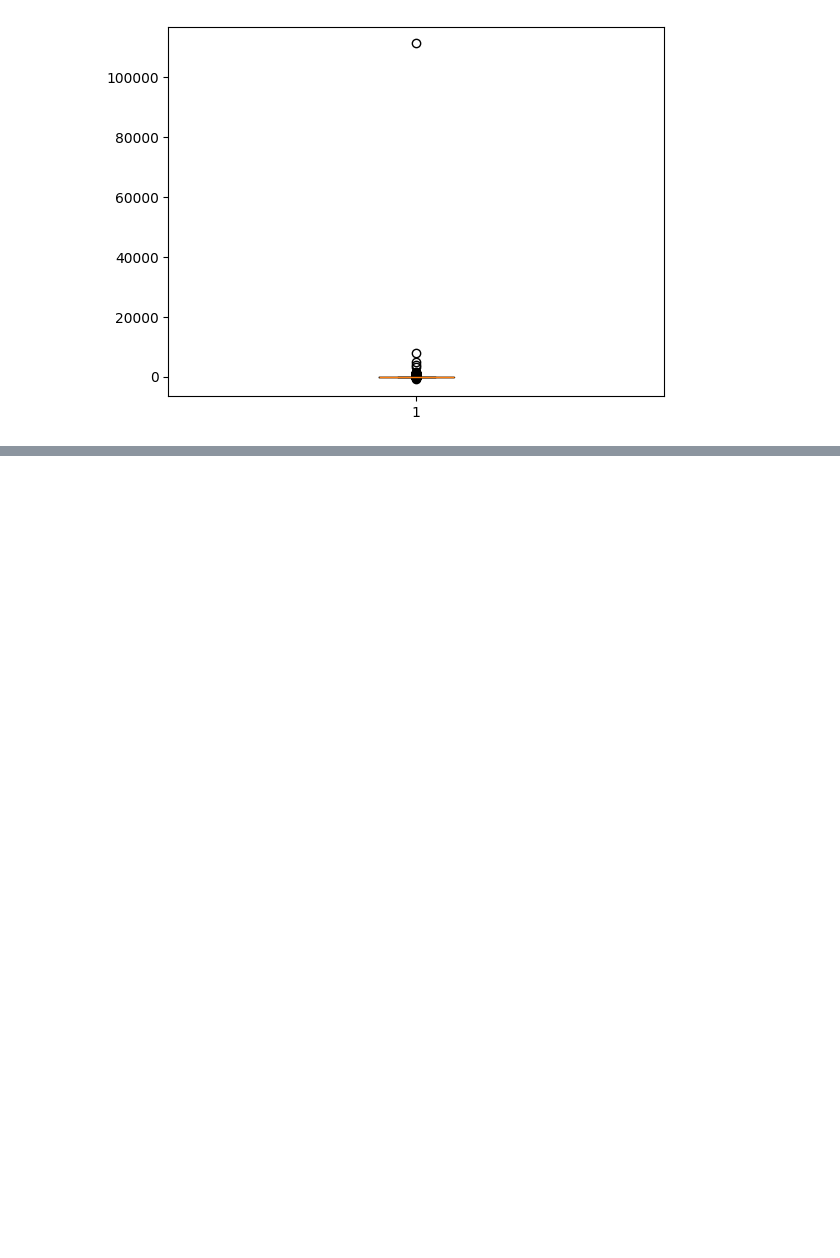
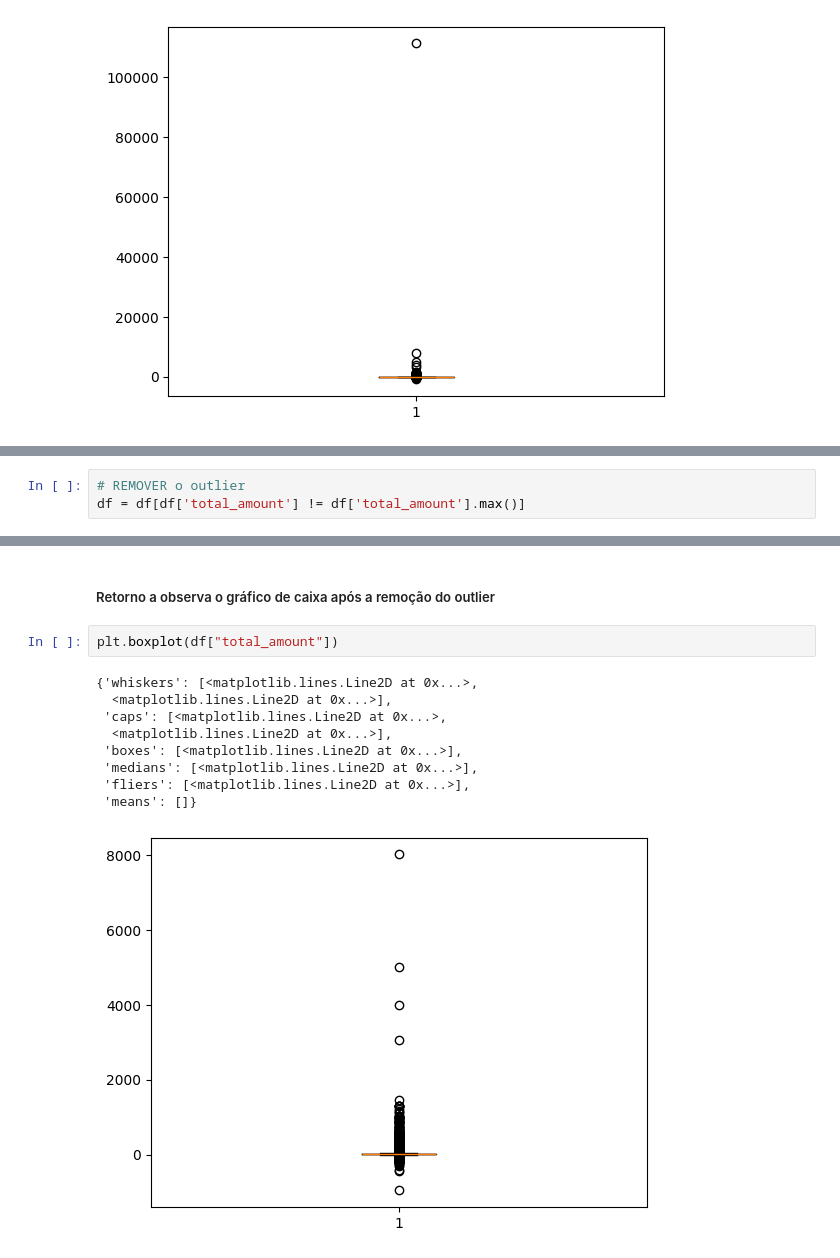
Before and after one commit to viniciuscdemelo/nyc-taxi-data-analysis, a Jupyter notebook: notebooks/01-eda-nyc-taxi.ipynb, the cells around one changed output, grey strips where cells are left out. Cells and saved outputs as stored; diff of their text form; blank space fills up the shorter version.

Commit message:
Remoção de outlier e plotagem do gráfico de caixa após a remoção

```diff
--- a/notebooks/01-eda-nyc-taxi.ipynb
+++ b/notebooks/01-eda-nyc-taxi.ipynb
@@ -58,0 +177,3 @@ plt.boxplot(df["total_amount"])
+# %%
+# REMOVER o outlier
+df = df[df['total_amount'] != df['total_amount'].max()]
@@ -58,0 +192,14 @@ plt.boxplot(df["total_amount"])
+# %% [markdown]
+##### Retorno a observa o gráfico de caixa após a remoção do outlier
+# %%
+plt.boxplot(df["total_amount"])
+# %% [output]
+{'whiskers': [<matplotlib.lines.Line2D at 0x...>,
+  <matplotlib.lines.Line2D at 0x...>],
+ 'caps': [<matplotlib.lines.Line2D at 0x...>,
+  <matplotlib.lines.Line2D at 0x...>],
+ 'boxes': [<matplotlib.lines.Line2D at 0x...>],
+ 'medians': [<matplotlib.lines.Line2D at 0x...>],
+ 'fliers': [<matplotlib.lines.Line2D at 0x...>],
+ 'means': []}
+[figure, added]
```
Also changed, not shown: parts of 11 cells of this notebook, 1 other file.
